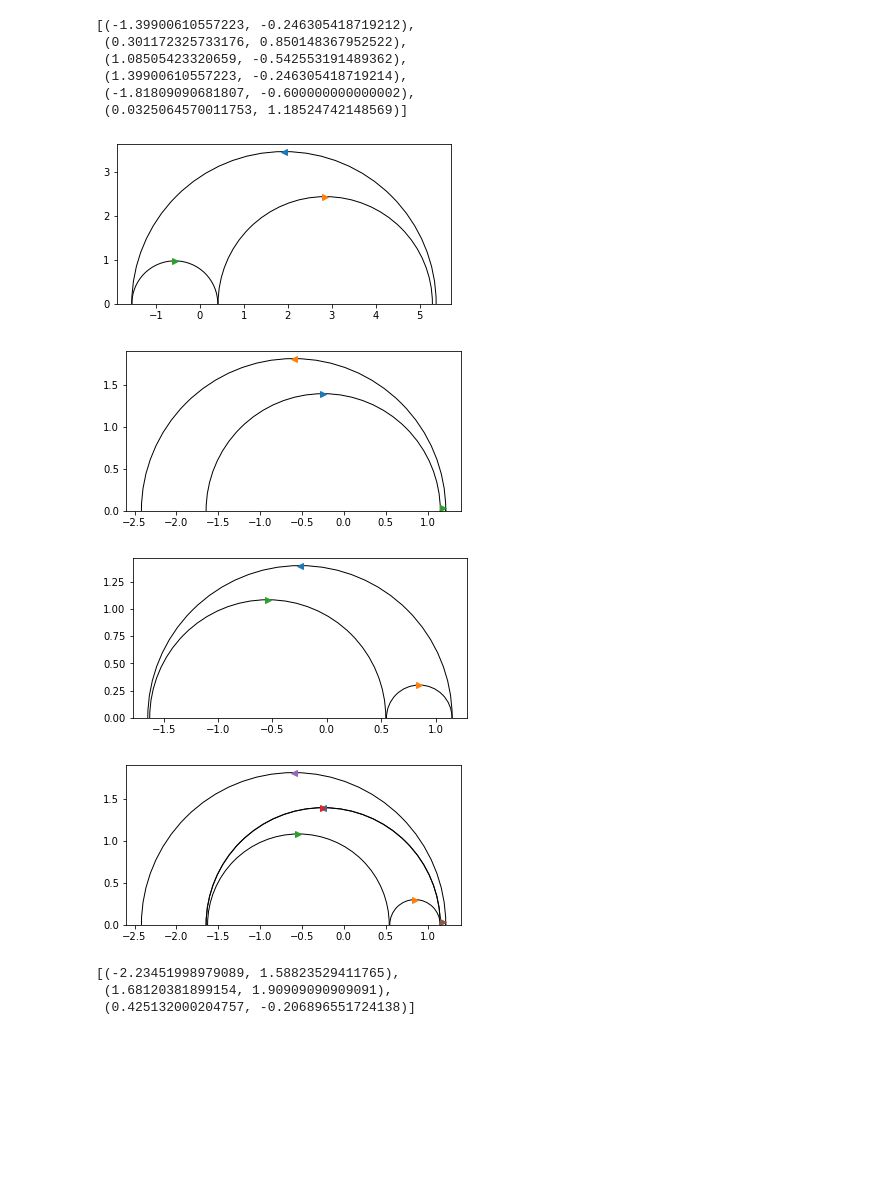
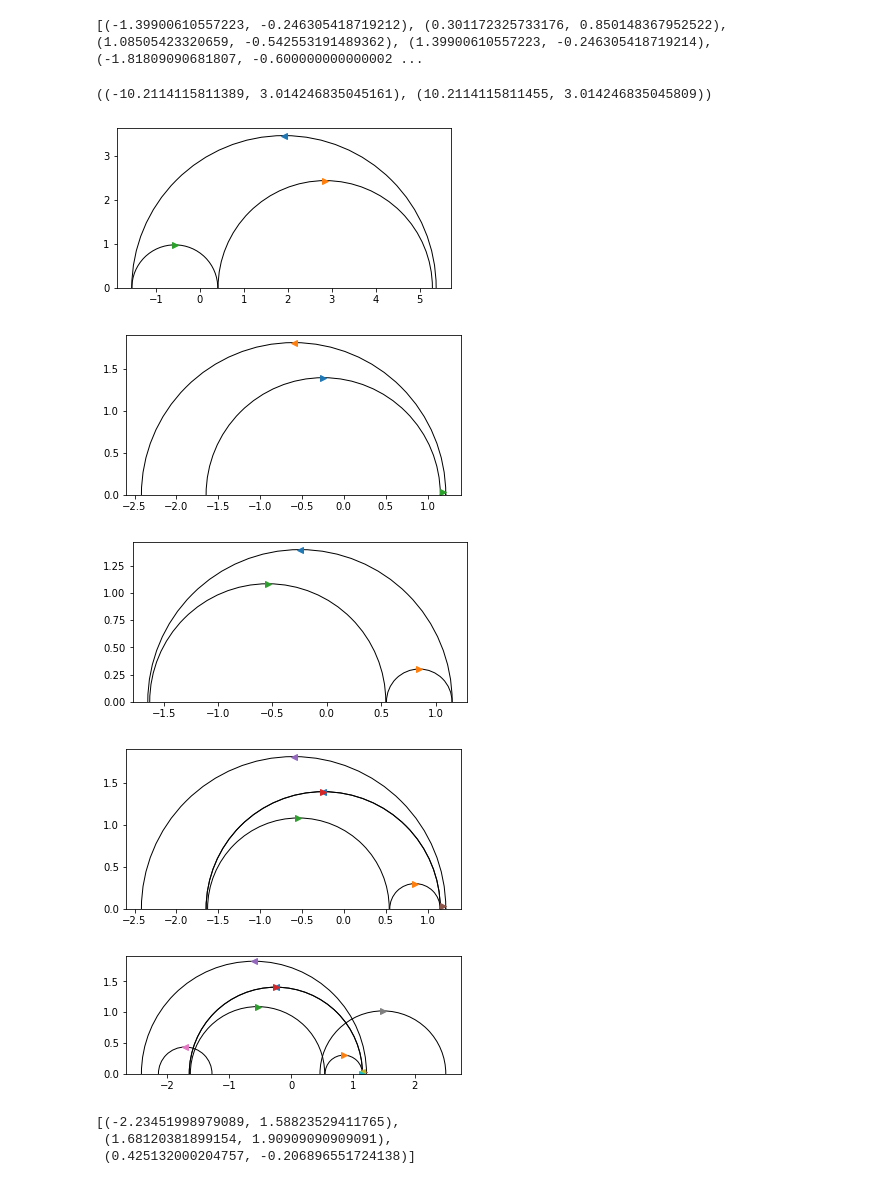
Before and after one commit to BrookeOgrodnik/REU, a Jupyter notebook: Circles-CopyExamples.ipynb, the cells around one changed output. Drawn from its saved outputs; the diff is of its cells as text; code cells hidden in the pictures; blank space fills up the shorter version.

```diff
--- a/Circles-CopyExamples.ipynb
+++ b/Circles-CopyExamples.ipynb
@@ -196,16 +196,13 @@ pantsShear(([1,1,1,1,1,1,0,1,0], [0,1,1,1,1], [1,0,1,0,1,1]),([1,0,0,0,0,0],[1,0
 # %%
-pantsShear(([1,1,1,1,1,1,0,1,0], [0,1,1,1,1], [1,0,1,0,1,1]),([0,0,0,0,1,1],[1,0,0,1,1],[1,0,1,0,0,0,0,1,0]),[1,1,1,4,1,1,6,2])
+getShear(([1,1,1,1,1,1,0,1,0], [0,1,1,1,1], [1,0,1,0,1,1]),([0,0,0,0,1,1],[1,0,0,1,1],[1,0,1,0,0,0,0,1,0]),[1,1,1,4,1,1,6,2])
 # %% [output]
-[(-1.39900610557223, -0.246305418719212),
- (0.301172325733176, 0.850148367952522),
- (1.08505423320659, -0.542553191489362),
- (1.39900610557223, -0.246305418719214),
- (-1.81809090681807, -0.600000000000002),
- (0.0325064570011753, 1.18524742148569)]
+[(-1.39900610557223, -0.246305418719212), (0.301172325733176, 0.850148367952522), (1.08505423320659, -0.542553191489362), (1.39900610557223, -0.246305418719214), (-1.81809090681807, -0.600000000000002 ...
+((-10.2114115811389, 3.014246835045161), (10.2114115811455, 3.014246835045809))
 [figure]
 [figure]
 [figure]
 [figure]
+[figure, added]
 # %%
 def act(M,x):
     return (M[0,0]*x+M[0,1])/(M[1,0]*x+M[1,1])
```
Also changed, not shown: parts of 8 cells of this notebook.
